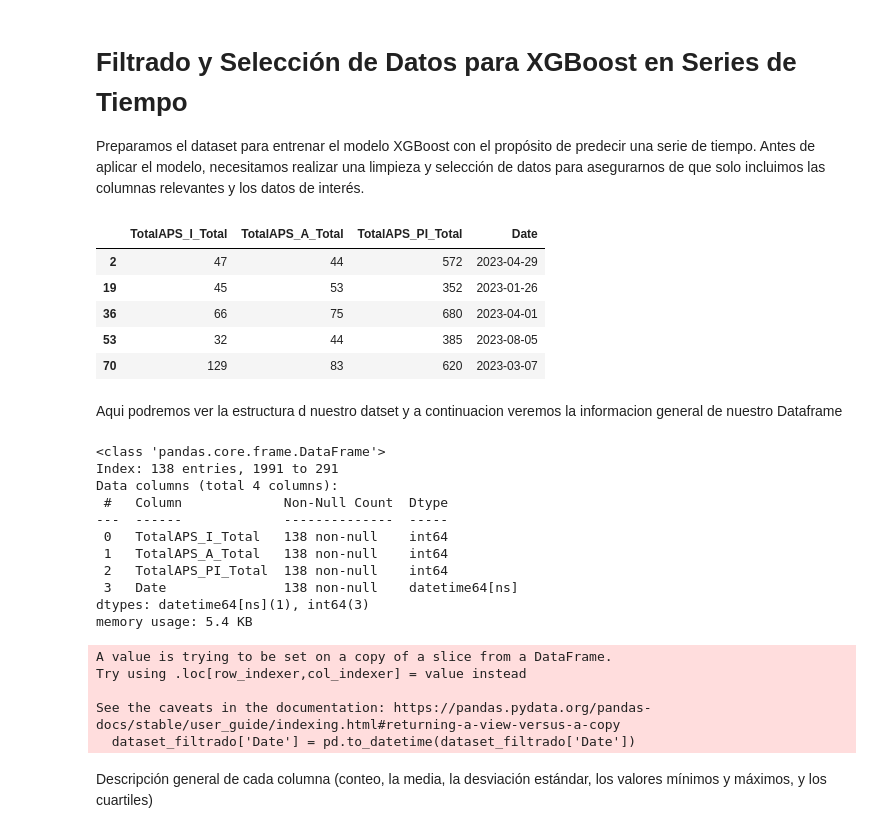
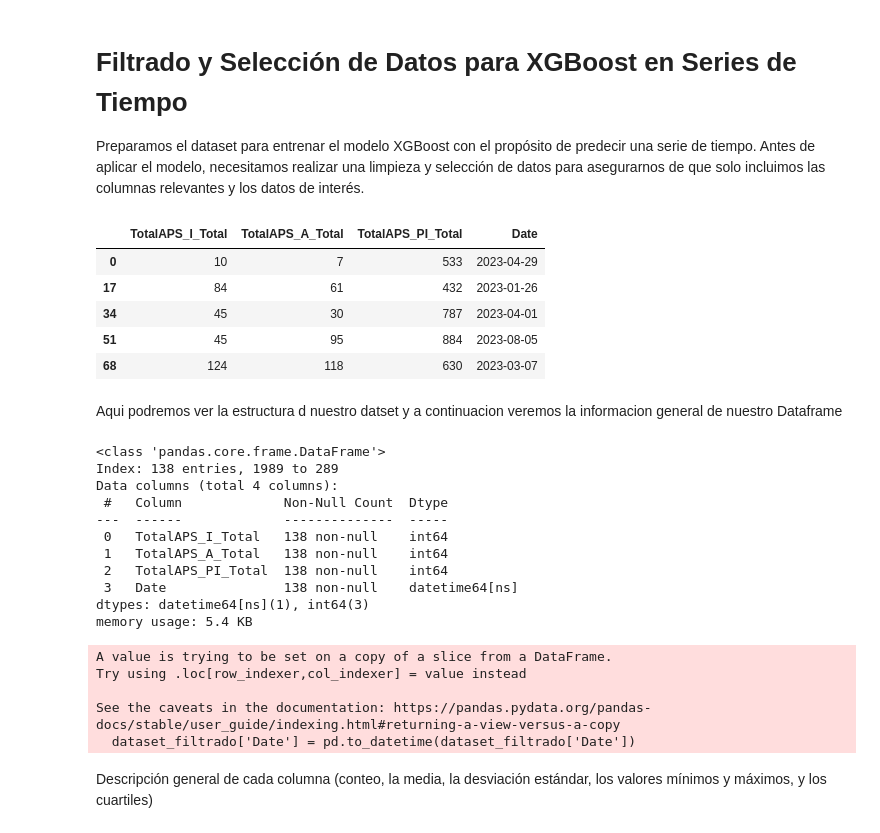
Before and after one commit to RodryJR/polyclinic-ml-project, a Jupyter notebook: src/XGBoost/xgboost_model.ipynb, the cells around one changed output. Cells and saved outputs as stored; diff of their text form; code cells hidden in the pictures.

```diff
--- a/src/XGBoost/xgboost_model.ipynb
+++ b/src/XGBoost/xgboost_model.ipynb
@@ -14,29 +14,28 @@ Preparamos el dataset para entrenar el modelo XGBoost con el propósito de prede
 # %%
 # Cargar tu dataset (por ejemplo, desde un archivo CSV)
 dataset = pd.read_csv("../../data/anexo_circular_7_atencion_primaria.csv")
 
-# Filtrar el dataset donde la columna 'Provincia' sea igual a 'La Habana'
-dataset_filtrado_provincia = dataset[dataset['Provincias'] == 'La Habana']
-
+# Filtrar el dataset donde la columna 'Provincia' sea igual a 'Pinar del Rio'
+dataset_filtrado_provincia = dataset[dataset['Provincias'] == 'Pinar del Rio']
 # Seleccionar solo las columnas que te interesan
 columnas_interes = [
     "TotalAPS_I_Total",
     "TotalAPS_A_Total",
     "TotalAPS_PI_Total",
     "Date"
 ]
 
 dataset_filtrado = dataset_filtrado_provincia[columnas_interes]
 
 # Mostrar el resultado
 dataset_filtrado.head(5)
 # %% [output]
 |  | TotalAPS_I_Total | TotalAPS_A_Total | TotalAPS_PI_Total | Date |
-| 2 | 47 | 44 | 572 | 2023-04-29 |
-| 19 | 45 | 53 | 352 | 2023-01-26 |
-| 36 | 66 | 75 | 680 | 2023-04-01 |
-| 53 | 32 | 44 | 385 | 2023-08-05 |
-| 70 | 129 | 83 | 620 | 2023-03-07 |
+| 0 | 10 | 7 | 533 | 2023-04-29 |
+| 17 | 84 | 61 | 432 | 2023-01-26 |
+| 34 | 45 | 30 | 787 | 2023-04-01 |
+| 51 | 45 | 95 | 884 | 2023-08-05 |
+| 68 | 124 | 118 | 630 | 2023-03-07 |
 # %% [markdown]
 Aqui podremos ver la estructura d nuestro datset y a continuacion veremos la informacion general de nuestro Dataframe
 # %%
@@ -49,7 +48,7 @@ df = dataset_filtrado.sort_values(by='Date', ascending=False)
 df.info()
 # %% [output]
 <class 'pandas.core.frame.DataFrame'>
-Index: 138 entries, 1991 to 291
+Index: 138 entries, 1989 to 289
 Data columns (total 4 columns):
  #   Column             Non-Null Count  Dtype
 ---  ------             --------------  -----
```
Also changed, not shown: parts of 10 cells of this notebook.
